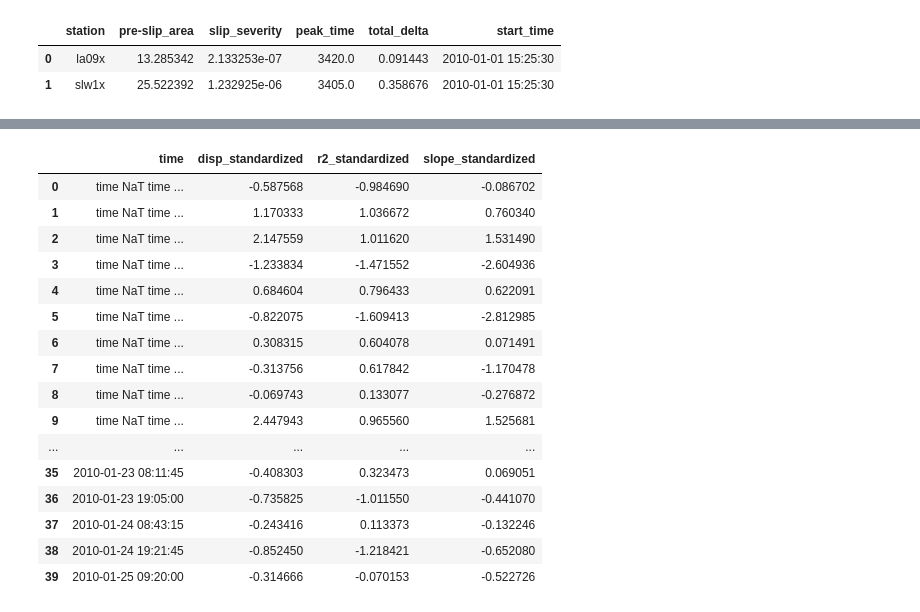
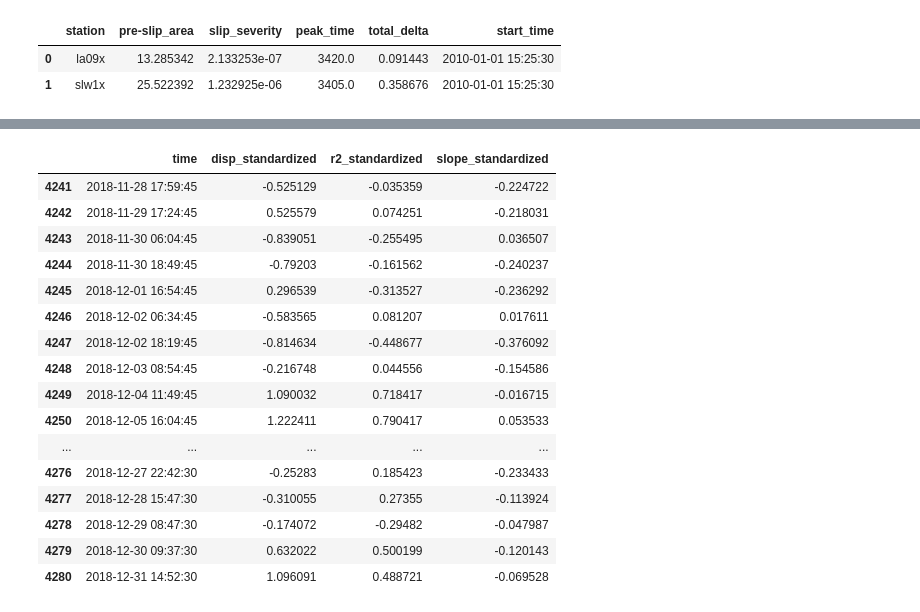
Before and after one commit to MinesGlaciology/whillans-surf, a Jupyter notebook: notebooks/SURF/data_preproc/inter_event.ipynb, the cells around one changed output, grey strips where cells are left out. Drawn from its saved outputs; the diff is of its cells as text; code cells hidden in the pictures.

```diff
--- a/notebooks/SURF/data_preproc/inter_event.ipynb
+++ b/notebooks/SURF/data_preproc/inter_event.ipynb
@@ -103,6 +103,7 @@ for year, df_list in dfs_by_year.items():
 # Now we would like to parse through the start times of the events and pull the data from the end time of the previous evt
 # to the start time of the current event and make a dataframe
 events_dfs = []
+end_times = []
 print("start")
 # Loop through event start times defined above
 for i, event in enumerate(events_dict):
@@ -117,6 +118,7 @@ for i, event in enumerate(events_dict):
     stations = events_dict[i]['stations']
 
     year = end_interval.year
+    end_times.append(end_interval)
 
     if year not in dfs_by_year:
         print(f"Missing data for year {year}")
@@ -238,10 +227,13 @@ inter_df.to_csv('inter_standards', index = False)
 # %%
 #Make data set
-inter_dat = pd.DataFrame(columns=['time', 'disp_standardized', 'r2_standardized', 'slope_standardized'])
+inter_dat = pd.DataFrame({
+    'time': end_times,
+    'disp_standardized': [pd.NA] * len(end_times),
+    'r2_standardized': [pd.NA] * len(end_times),
+    'slope_standardized': [pd.NA] * len(end_times)
+})
 
 for i, event in enumerate(events_dfs):
-    event = event.loc[:, ~event.columns.duplicated()]
-    time = pd.to_datetime(event['time'], errors='coerce').dropna().iloc[-1]
 
     disp_std_list = []
     r2_std_list = []
@@ -281,15 +273,15 @@ for i, event in enumerate(events_dfs):
             slope_std = (slope - slope_mean) / slope_sd
             r2_std = (r2 - r2_mean) / r2_sd
 
-            # Append standardized metrics
+
             disp_std_list.append(disp_std)
             slope_std_list.append(slope_std)
             r2_std_list.append(r2_std)
 
-    # Aggregate and store result for this event
+    # Aggregate
     if disp_std_list:
-        inter_dat.loc[len(inter_dat)] = {
-            'time': time,
+        inter_dat.loc[i] = {
+            'time': end_times[i],
             'disp_standardized': np.mean(disp_std_list),
             'slope_standardized': np.mean(slope_std_list),
             'r2_standardized': np.mean(r2_std_list)
@@ -319,20 +289,20 @@ events_dfs[0].columns.tolist()
 # %%
-inter_dat.head(40)
+inter_dat.tail(40)
 # %% [output]
 |  | time | disp_standardized | r2_standardized | slope_standardized |
-| 0 | time NaT time ... | -0.587568 | -0.984690 | -0.086702 |
-| 1 | time NaT time ... | 1.170333 | 1.036672 | 0.760340 |
-| 2 | time NaT time ... | 2.147559 | 1.011620 | 1.531490 |
-| 3 | time NaT time ... | -1.233834 | -1.471552 | -2.604936 |
-| 4 | time NaT time ... | 0.684604 | 0.796433 | 0.622091 |
-| 5 | time NaT time ... | -0.822075 | -1.609413 | -2.812985 |
-| 6 | time NaT time ... | 0.308315 | 0.604078 | 0.071491 |
-| 7 | time NaT time ... | -0.313756 | 0.617842 | -1.170478 |
-| 8 | time NaT time ... | -0.069743 | 0.133077 | -0.276872 |
-| 9 | time NaT time ... | 2.447943 | 0.965560 | 1.525681 |
+| 4241 | 2018-11-28 17:59:45 | -0.525129 | -0.035359 | -0.224722 |
+| 4242 | 2018-11-29 17:24:45 | 0.525579 | 0.074251 | -0.218031 |
+| 4243 | 2018-11-30 06:04:45 | -0.839051 | -0.255495 | 0.036507 |
+| 4244 | 2018-11-30 18:49:45 | -0.79203 | -0.161562 | -0.240237 |
+| 4245 | 2018-12-01 16:54:45 | 0.296539 | -0.313527 | -0.236292 |
+| 4246 | 2018-12-02 06:34:45 | -0.583565 | 0.081207 | 0.017611 |
+| 4247 | 2018-12-02 18:19:45 | -0.814634 | -0.448677 | -0.376092 |
+| 4248 | 2018-12-03 08:54:45 | -0.216748 | 0.044556 | -0.154586 |
+| 4249 | 2018-12-04 11:49:45 | 1.090032 | 0.718417 | -0.016715 |
+| 4250 | 2018-12-05 16:04:45 | 1.222411 | 0.790417 | 0.053533 |
 | ... | ... | ... | ... | ... |
-| 35 | 2010-01-23 08:11:45 | -0.408303 | 0.323473 | 0.069051 |
-| 36 | 2010-01-23 19:05:00 | -0.735825 | -1.011550 | -0.441070 |
-| 37 | 2010-01-24 08:43:15 | -0.243416 | 0.113373 | -0.132246 |
-| 38 | 2010-01-24 19:21:45 | -0.852450 | -1.218421 | -0.652080 |
-| 39 | 2010-01-25 09:20:00 | -0.314666 | -0.070153 | -0.522726 |
+| 4276 | 2018-12-27 22:42:30 | -0.25283 | 0.185423 | -0.233433 |
+| 4277 | 2018-12-28 15:47:30 | -0.310055 | 0.27355 | -0.113924 |
+| 4278 | 2018-12-29 08:47:30 | -0.174072 | -0.29482 | -0.047987 |
+| 4279 | 2018-12-30 09:37:30 | 0.632022 | 0.500199 | -0.120143 |
+| 4280 | 2018-12-31 14:52:30 | 1.096091 | 0.488721 | -0.069528 |
```
Also changed, not shown: parts of 6 cells of this notebook, 3 other files.
